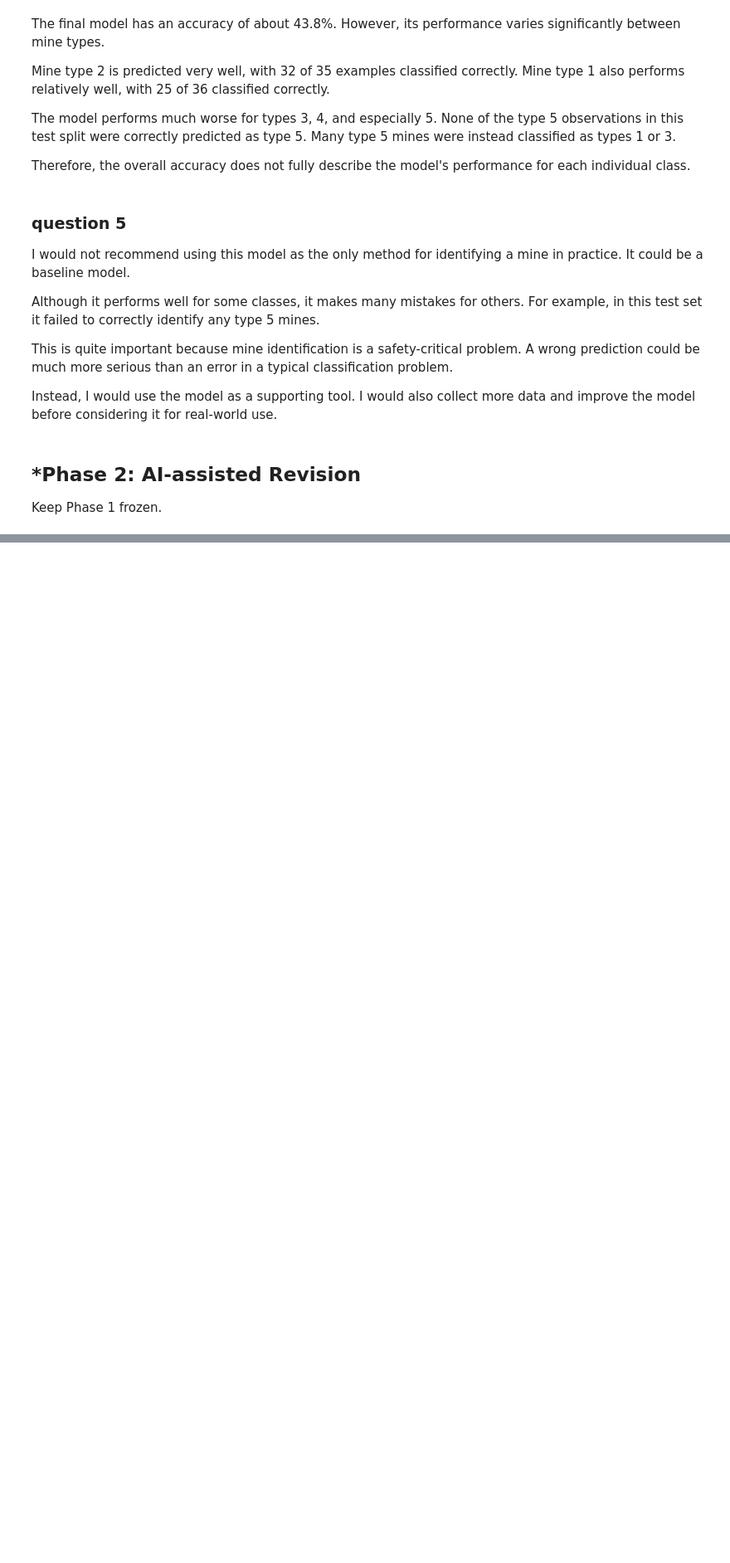
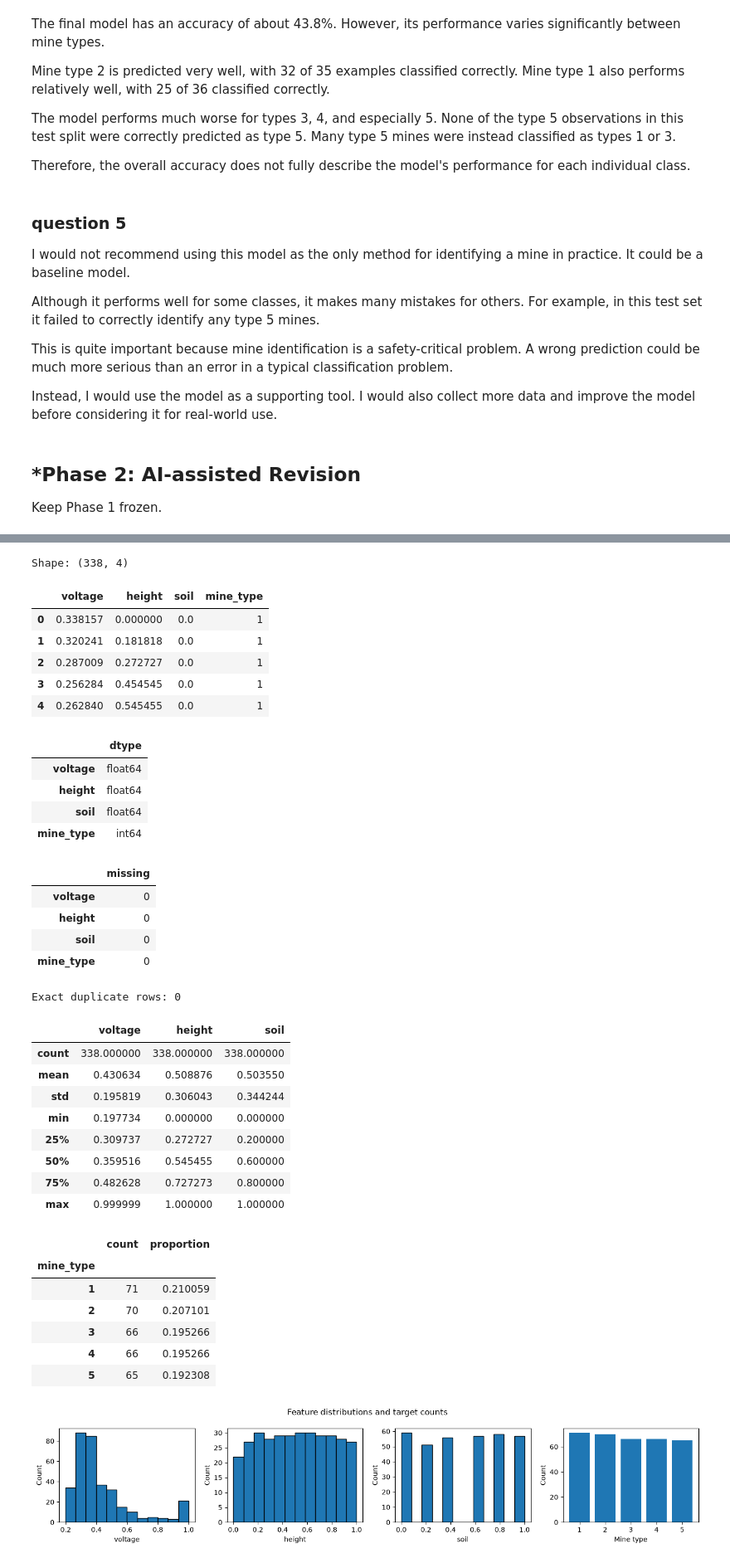
Before and after one commit to yilinw762/A03-knn, a Jupyter notebook: notebook.ipynb, the cells around one changed output, grey strips where cells are left out. Shown at 83% size. Saved outputs shown, nothing was run; the diff lists cells and outputs as text; code cells hidden in the pictures; blank space fills up the shorter version.

Commit message:
finished phase 2

```diff
--- a/notebook.ipynb
+++ b/notebook.ipynb
@@ -314,0 +341,67 @@ In your own words without generative AI.
+# %%
+import numpy as np
+import pandas as pd
+import matplotlib.pyplot as plt
+from IPython.display import display
+from sklearn.model_selection import train_test_split
+from sklearn.neighbors import KNeighborsClassifier
+from sklearn.dummy import DummyClassifier
+from sklearn.metrics import accuracy_score, confusion_matrix, ConfusionMatrixDisplay, classification_report
+
+# This section can run independently of Phase 1.
+df = pd.read_csv("data/land_mines.csv")
+features = ["voltage", "height", "soil"]
+labels = [1, 2, 3, 4, 5]
+print("Shape:", df.shape)
+display(df.head())
+display(df.dtypes.rename("dtype").to_frame())
+display(df.isna().sum().rename("missing").to_frame())
+print("Exact duplicate rows:", df.duplicated().sum())
+display(df[features].describe())
+class_counts = df["mine_type"].value_counts().reindex(labels, fill_value=0)
+display(pd.DataFrame({"count": class_counts, "proportion": class_counts / len(df)}))
+fig, axes = plt.subplots(1, 4, figsize=(14, 3))
+for ax, feature in zip(axes[:3], features):
+    ax.hist(df[feature], bins=12, edgecolor="black")
+    ax.set(xlabel=feature, ylabel="Count")
+axes[3].bar(class_counts.index, class_counts.values)
+axes[3].set(xlabel="Mine type", ylabel="Count", xticks=labels)
+fig.suptitle("Feature distributions and target counts")
+plt.tight_layout()
+plt.show()
+# %% [output]
+Shape: (338, 4)
+|  | voltage | height | soil | mine_type |
+| 0 | 0.338157 | 0.000000 | 0.0 | 1 |
+| 1 | 0.320241 | 0.181818 | 0.0 | 1 |
+| 2 | 0.287009 | 0.272727 | 0.0 | 1 |
+| 3 | 0.256284 | 0.454545 | 0.0 | 1 |
+| 4 | 0.262840 | 0.545455 | 0.0 | 1 |
+|  | dtype |
+| voltage | float64 |
+| height | float64 |
+| soil | float64 |
+| mine_type | int64 |
+|  | missing |
+| voltage | 0 |
+| height | 0 |
+| soil | 0 |
+| mine_type | 0 |
+Exact duplicate rows: 0
+|  | voltage | height | soil |
+| count | 338.000000 | 338.000000 | 338.000000 |
+| mean | 0.430634 | 0.508876 | 0.503550 |
+| std | 0.195819 | 0.306043 | 0.344244 |
+| min | 0.197734 | 0.000000 | 0.000000 |
+| 25% | 0.309737 | 0.272727 | 0.200000 |
+| 50% | 0.359516 | 0.545455 | 0.600000 |
+| 75% | 0.482628 | 0.727273 | 0.800000 |
+| max | 0.999999 | 1.000000 | 1.000000 |
+|  | count | proportion |
+| mine_type |  |  |
+| 1 | 71 | 0.210059 |
+| 2 | 70 | 0.207101 |
+| 3 | 66 | 0.195266 |
+| 4 | 66 | 0.195266 |
+| 5 | 65 | 0.192308 |
+[figure, added]
```
Also changed, not shown: parts of 31 cells of this notebook.
